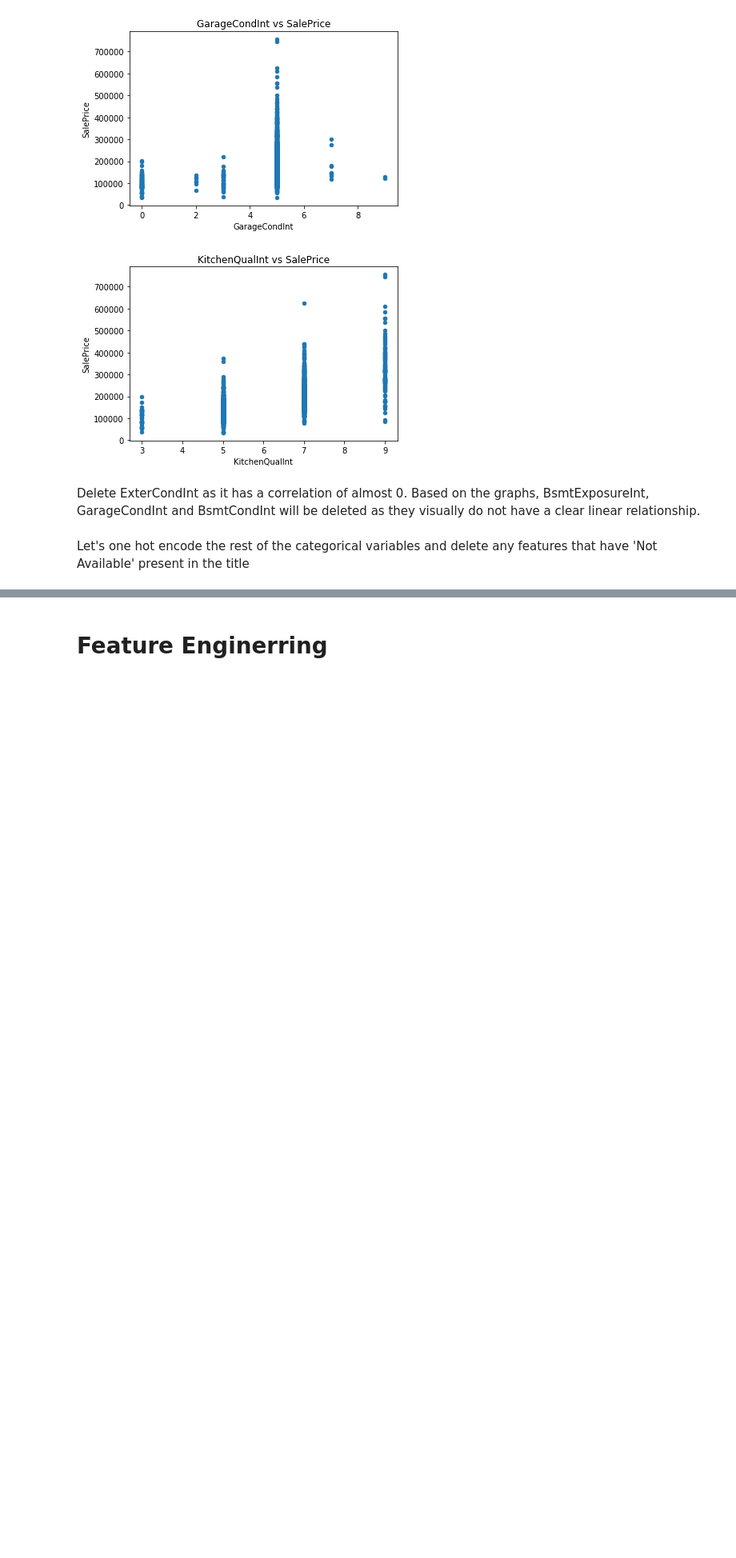
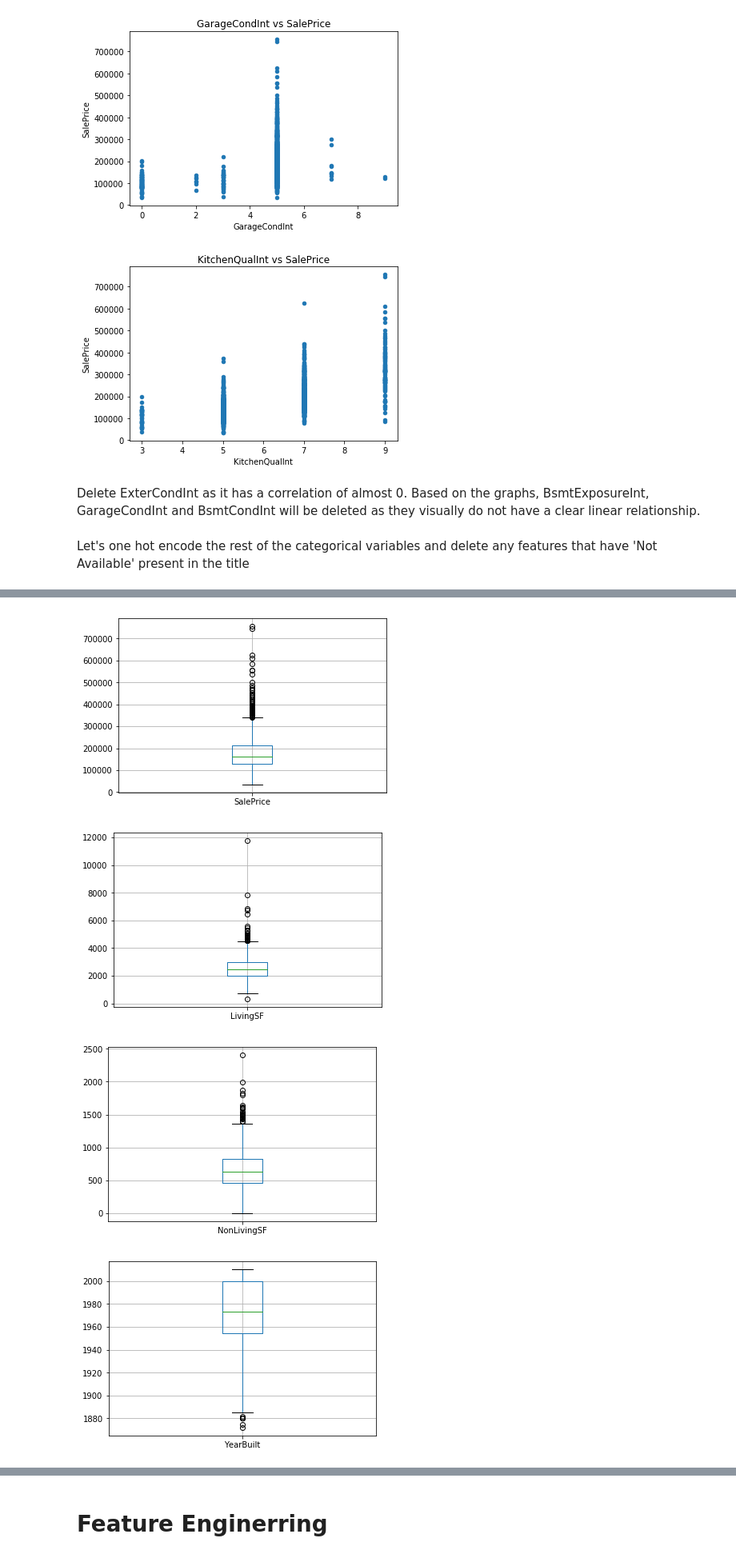
Before and after one commit to j2colaco/predicting_house_prices, a Jupyter notebook: prediction_code.ipynb, the cells around one changed output, grey strips where cells are left out. Shown at 80% size. Cells and saved outputs as stored; diff of their text form; code cells hidden in the pictures; blank space fills up the shorter version.

```diff
--- a/prediction_code.ipynb
+++ b/prediction_code.ipynb
@@ -499,0 +710,22 @@ corr_df
+# %%
+boxplot = train_data.boxplot(column=['SalePrice'])
+plt.show()
+boxplot = train_data.boxplot(column=['LivingSF'])
+plt.show()
+boxplot = train_data.boxplot(column=['NonLivingSF'])
+plt.show()
+boxplot = train_data.boxplot(column=['YearBuilt'])
+plt.show()
+boxplot = train_data.boxplot(column=['TotalLotArea'])
+plt.show()
+boxplot = train_data.boxplot(column=['BedroomAbvGr'])
+plt.show()
+boxplot = train_data.boxplot(column=['GrLivArea'])
+plt.show()
+boxplot = test_data.boxplot(column=['GrLivArea'])
+plt.show()
+# %% [output]
+[figure, added]
+[figure, added]
+[figure, added]
+[figure, added]
```
Also changed, not shown: parts of 65 cells of this notebook.
